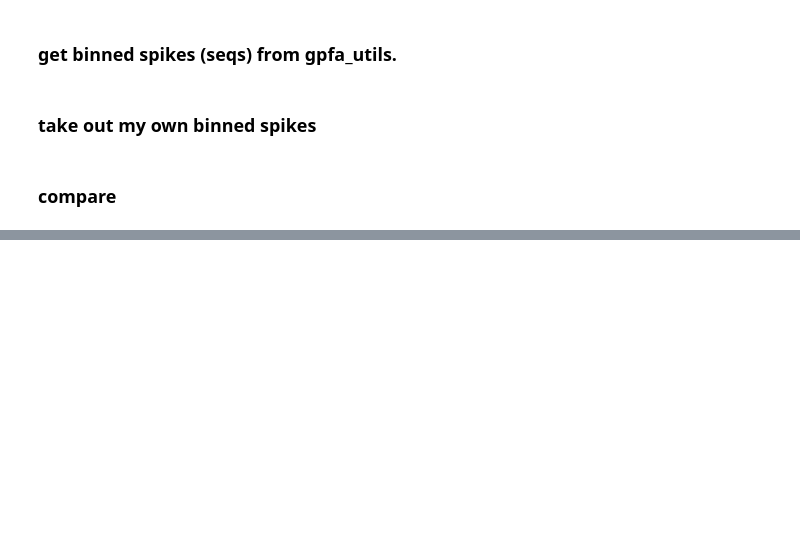
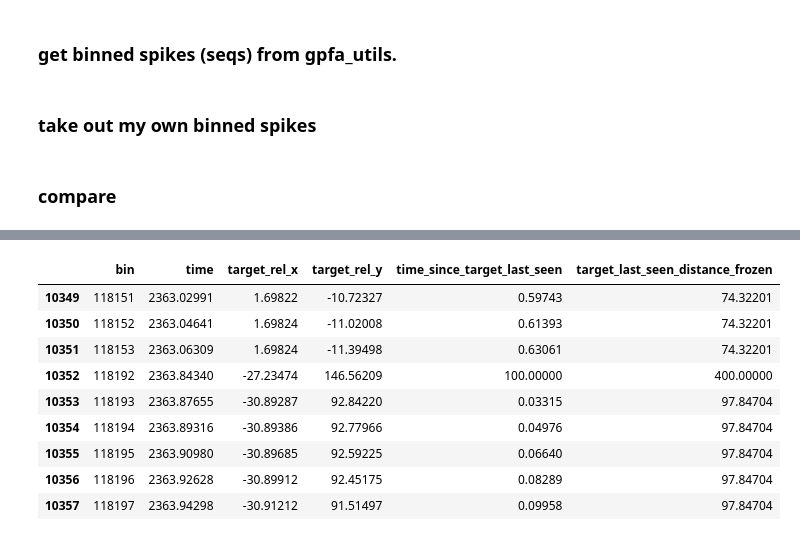
Before and after one commit to CiciDu/multiff_analysis, a Jupyter notebook: notebooks/neural_data_analysis/decoding_current_targets.ipynb, the cells around one changed output, grey strips where cells are left out. Drawn from its saved outputs; the diff is of its cells as text; code cells hidden in the pictures; blank space fills up the shorter version.

```diff
--- a/notebooks/neural_data_analysis/decoding_current_targets.ipynb
+++ b/notebooks/neural_data_analysis/decoding_current_targets.ipynb
@@ -912,0 +997,13 @@ binned_spikes_sub3[binned_spikes_sub3['same']!=True]
+# %%
+dec.y_var.loc[10349:10357, ['bin', 'time', 'target_rel_x', 'target_rel_y','time_since_target_last_seen', 'target_last_seen_distance_frozen']]
+# %% [output]
+|  | bin | time | target_rel_x | target_rel_y | time_since_target_last_seen | target_last_seen_distance_frozen |
+| 10349 | 118151 | 2363.02991 | 1.69822 | -10.72327 | 0.59743 | 74.32201 |
+| 10350 | 118152 | 2363.04641 | 1.69824 | -11.02008 | 0.61393 | 74.32201 |
+| 10351 | 118153 | 2363.06309 | 1.69824 | -11.39498 | 0.63061 | 74.32201 |
+| 10352 | 118192 | 2363.84340 | -27.23474 | 146.56209 | 100.00000 | 400.00000 |
+| 10353 | 118193 | 2363.87655 | -30.89287 | 92.84220 | 0.03315 | 97.84704 |
+| 10354 | 118194 | 2363.89316 | -30.89386 | 92.77966 | 0.04976 | 97.84704 |
+| 10355 | 118195 | 2363.90980 | -30.89685 | 92.59225 | 0.06640 | 97.84704 |
+| 10356 | 118196 | 2363.92628 | -30.89912 | 92.45175 | 0.08289 | 97.84704 |
+| 10357 | 118197 | 2363.94298 | -30.91212 | 91.51497 | 0.09958 | 97.84704 |
```
Also changed, not shown: parts of 74 cells of this notebook, 26 other files.
